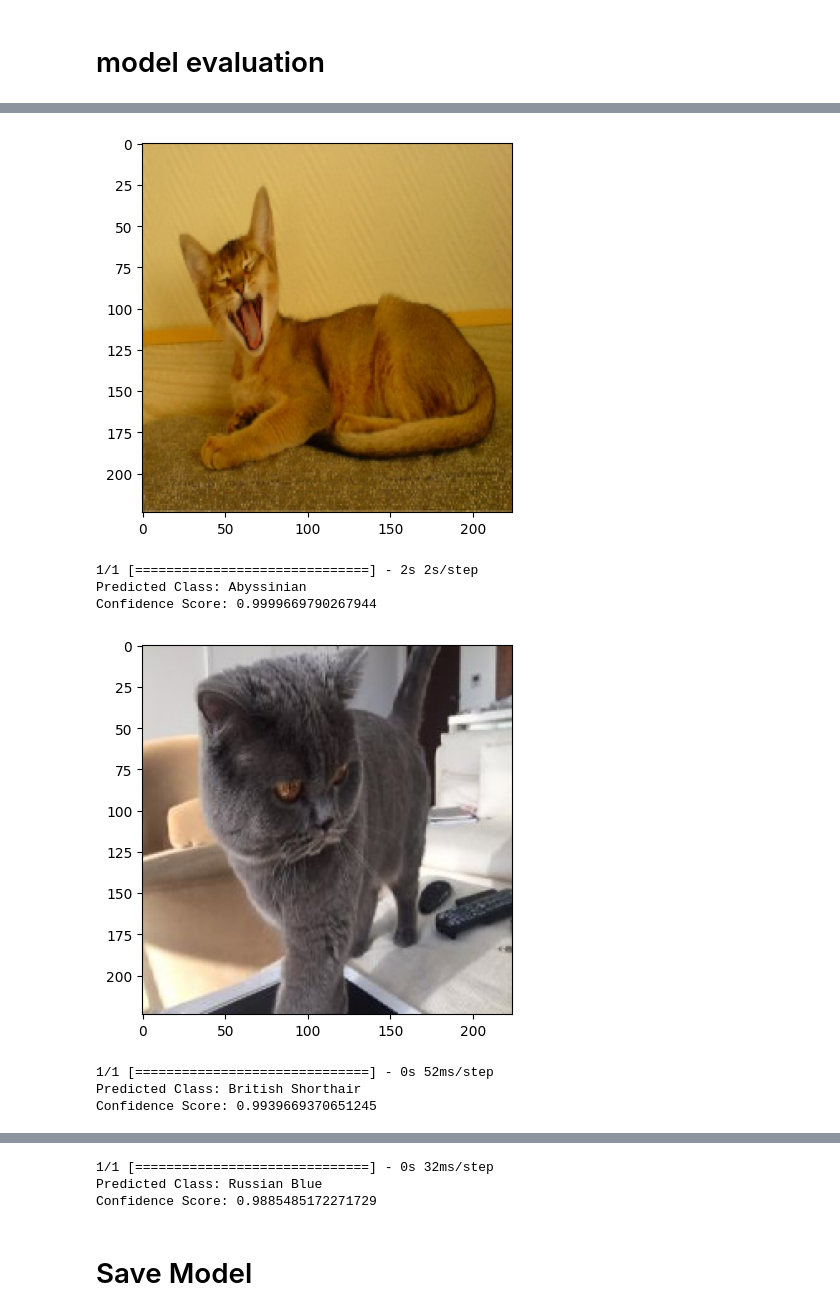
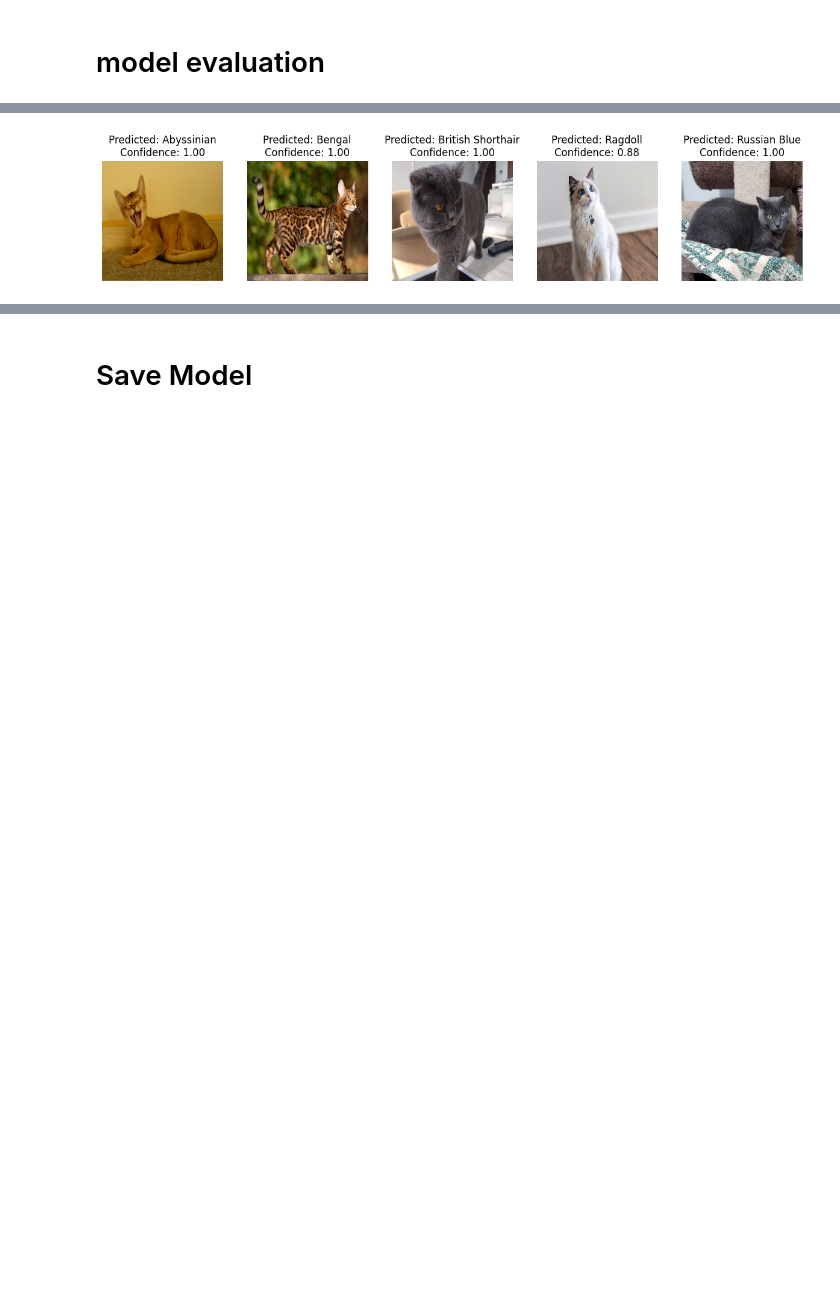
Before and after one commit to AxelSeanCP/Cat_Breed_Classification, a Jupyter notebook: cat_breed_classification_2.ipynb, the cells around one changed output, grey strips where cells are left out. Cells and saved outputs as stored; diff of their text form; code cells hidden in the pictures; blank space fills up the shorter version.

```diff
--- a/cat_breed_classification_2.ipynb
+++ b/cat_breed_classification_2.ipynb
@@ -156,7 +154,7 @@ class SudahWoi(tf.keras.callbacks.Callback):
 model_complete = SudahWoi()
 # %%
 from tensorflow.keras.callbacks import EarlyStopping
-stop_early = EarlyStopping(patience=5, monitor="val_accuracy", restore_best_weights=True)
+stop_early = EarlyStopping(patience=6, monitor="val_accuracy", restore_best_weights=True, verbose=1)
 # %%
 class learningrateLogger(tf.keras.callbacks.Callback):
   def on_epoch_end(self, epoch, logs=None):
@@ -194,12 +192,15 @@ model.add(data_augmentation)
 model.add(rescale)
 model.add(base_model)
 model.add(BatchNormalization())
-model.add(Conv2D(64, (3,3), activation=tf.nn.relu))
+model.add(Conv2D(96, (3,3), activation=tf.nn.relu))
 model.add(MaxPooling2D(2,2))
-model.add(Dropout(0.2))
+model.add(Dropout(0.5))
 model.add(BatchNormalization())
 model.add(GlobalAveragePooling2D())
-model.add(Dense(512, activation=tf.nn.relu, kernel_regularizer=l2(0.001)))
+model.add(Dense(256, activation=tf.nn.relu))
+model.add(BatchNormalization())
+model.add(Dense(64, activation=tf.nn.relu))
+model.add(BatchNormalization())
 model.add(Dense(12, activation=tf.nn.softmax))
 # %%
 model.summary()
@@ -223,9 +224,8 @@ Non-trainable params: 2260672 (8.62 MB)
 _________________________________________________________________
 # %%
-int_lr = 1e-4
-optimizer = tf.keras.optimizers.Adam(int_lr)
+int_lr = 1e-3
 model.compile(
-    optimizer=optimizer,
+    optimizer=tf.keras.optimizers.SGD(learning_rate=int_lr),
     loss='sparse_categorical_crossentropy',
     metrics=['accuracy']
 )
@@ -303,7 +303,7 @@ for layer in base_model.layers[:fine_tune_di]:
 Jumlah layer di base_model:  154
 # %%
 model.compile(
-    optimizer=tf.keras.optimizers.Adam(int_lr/10),
+    optimizer=tf.keras.optimizers.Adam(learning_rate=int_lr/10),
     loss='sparse_categorical_crossentropy',
     metrics=['accuracy']
 )
@@ -399,22 +407,18 @@ Validation accuracy : 0.8700730204582214
 # %%
-from google.colab import files
 from tensorflow.keras.preprocessing import image
 import matplotlib.image as mpimg
 %matplotlib inline
 
-uploaded = files.upload()
-
 class_labels = ['Abyssinian', 'Bengal', 'Birman', 'Bombay', 'British Shorthair', 'Egyptian Mau',
                 'Maine Coon', 'Persian', 'Ragdoll', 'Russian Blue', 'Siamese', 'Sphynx']
 
-for fn in uploaded.keys():
+fig , axs = plt.subplots(1, len(uploaded), figsize=(15,5))
+
+for i, fn in enumerate(uploaded.keys()):
 
   #predict gambar
   path = fn
   img = image.load_img(path, target_size=IMG_SIZE)
-
-  imgplot = plt.imshow(img)
-  plt.show()
 
   x = image.img_to_array(img)
   x = np.expand_dims(x, axis=0)
@@ -426,6 +430,9 @@ for fn in uploaded.keys():
 
   predicted_label = class_labels[predicted_index]
 
-  print(f"Predicted Class: {predicted_label}")
-  print(f"Confidence Score: {confidence_score}")
+  axs[i].imshow(img)
+  axs[i].set_title(f"Predicted: {predicted_label}\nConfidence: {confidence_score:.2f}")
+  axs[i].axis('off')
+
+plt.show()
 # %% [output]
@@ -436,8 +444 @@ Saving Russian Blue_10.jpg to Russian Blue_10.jpg
-[figure, old version]
+[figure, new version]
-1/1 [==============================] - 2s 2s/step
-Predicted Class: Abyssinian
-Confidence Score: 0.9999669790267944
-[figure, removed]
-1/1 [==============================] - 0s 52ms/step
-Predicted Class: British Shorthair
-Confidence Score: 0.9939669370651245
@@ -445,6 +445,3 @@ Confidence Score: 0.9939669370651245
-1/1 [==============================] - 0s 32ms/step
-Predicted Class: Russian Blue
-Confidence Score: 0.9885485172271729
 # %% [markdown]
 # Save Model
 # %%
```
Also changed, not shown: parts of 17 cells of this notebook, 3 other files.
